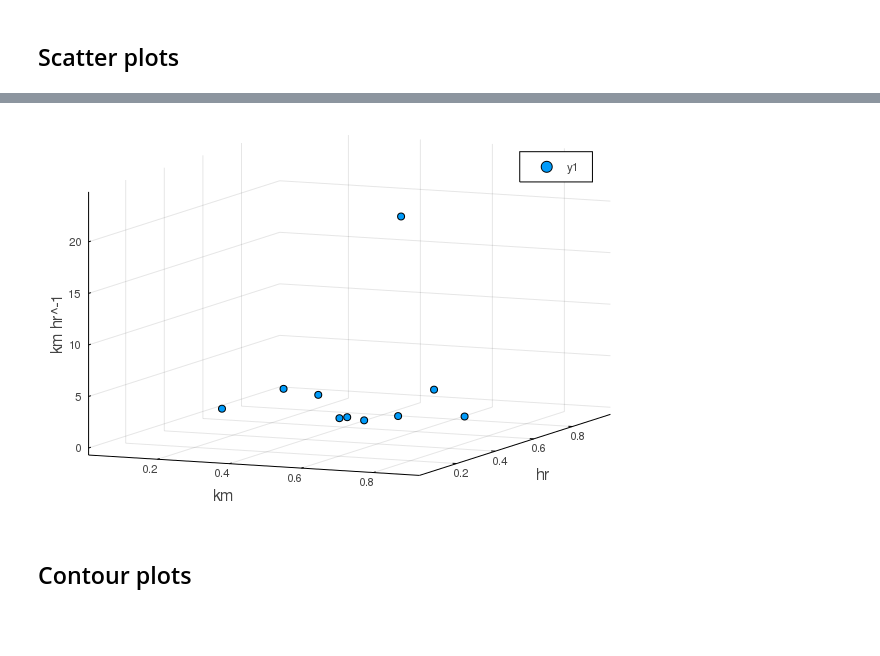
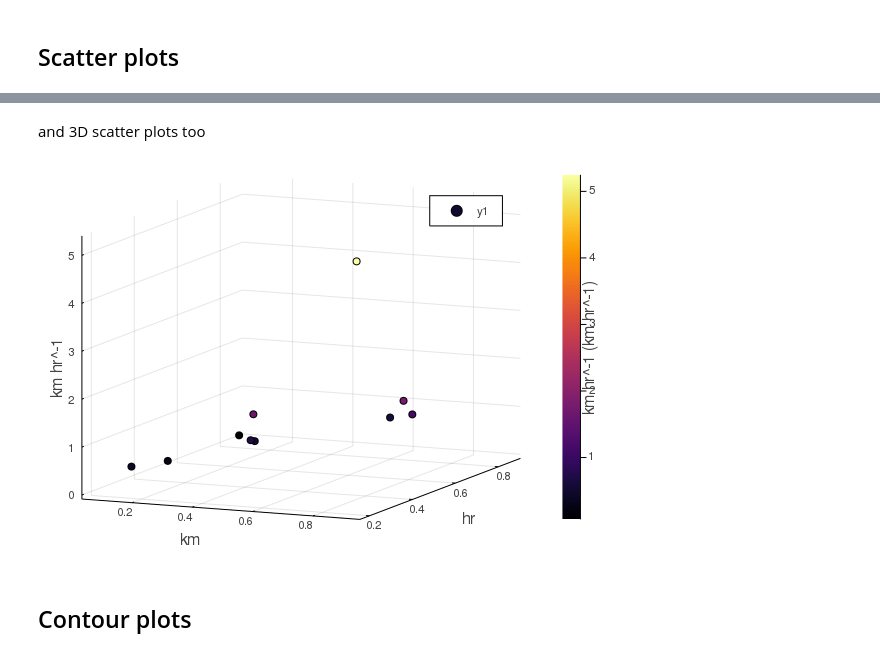
Before and after one commit to jw3126/UnitfulRecipes.jl, a Jupyter notebook: dev/notebooks/1_Examples.ipynb, the cells around one changed output, grey strips where cells are left out. Saved outputs shown, nothing was run; the diff lists cells and outputs as text; code cells hidden in the pictures; blank space fills up the shorter version.

```diff
--- a/dev/notebooks/1_Examples.ipynb
+++ b/dev/notebooks/1_Examples.ipynb
@@ -90,7 +94,9 @@ for scatter plots
+# %% [markdown]
+and 3D scatter plots too
 # %%
-scatter(x, y, z)
+scatter(x, y, z, zcolor=z)
 # %% [output]
-[figure, old version]
+[figure, new version]
 # %% [markdown]
 ## Contour plots
 # %% [markdown]
```
Also changed, not shown: parts of 12 cells of this notebook, 6 other files.
